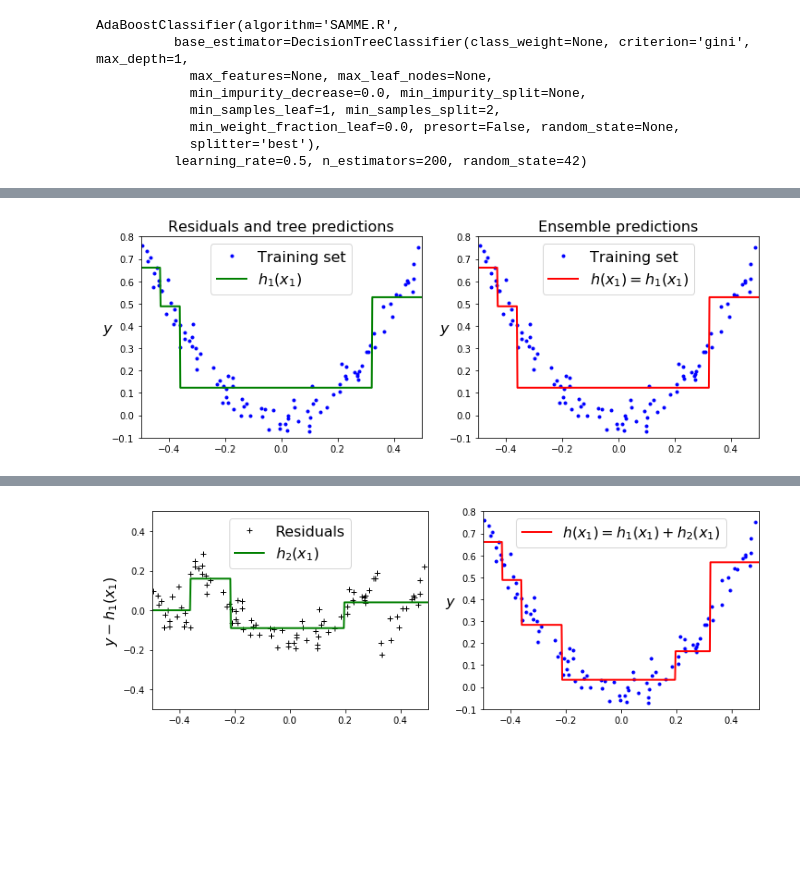
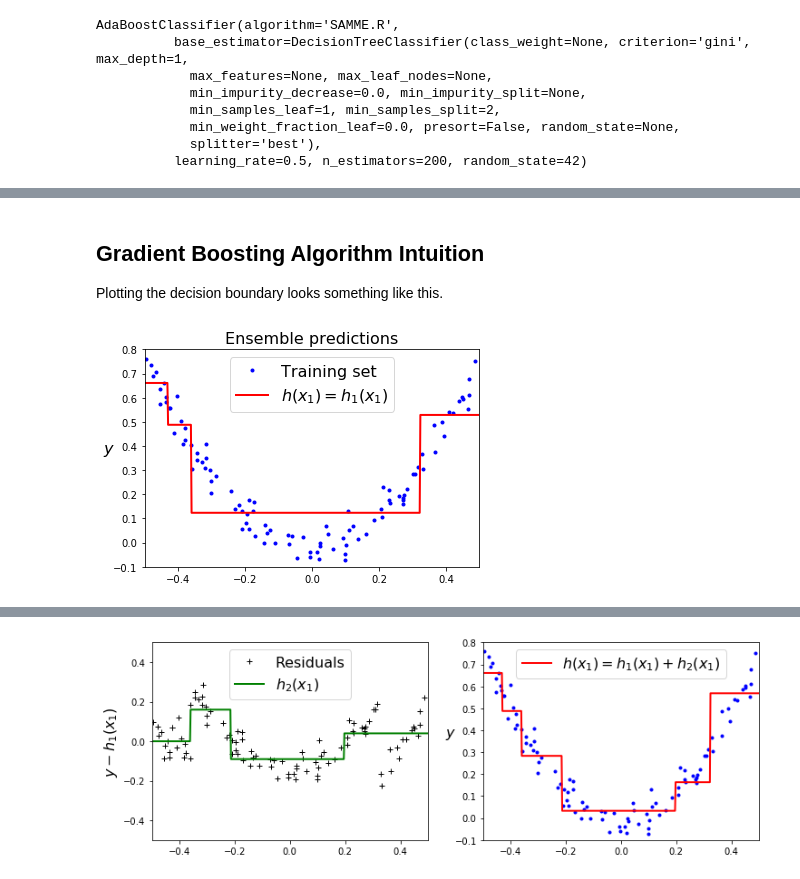
Before and after one commit to commit-live-students/gradient_boosting_xgboost_in_class, a Jupyter notebook: notebooks/gradient_boosting_xgboost_slides.ipynb, the cells around one changed output, grey strips where cells are left out. Cells and saved outputs as stored; diff of their text form; code cells hidden in the pictures; blank space fills up the shorter version.

```diff
--- a/notebooks/gradient_boosting_xgboost_slides.ipynb
+++ b/notebooks/gradient_boosting_xgboost_slides.ipynb
@@ -231,19 +272,16 @@ from sklearn.tree import DecisionTreeRegressor
 tree_reg1 = DecisionTreeRegressor(max_depth=2, random_state=42)
 tree_reg1.fit(X, y)
 y2 = y - tree_reg1.predict(X)
+# %% [markdown]
+## Gradient Boosting Algorithm Intuition
+
+Plotting the decision boundary looks something like this.
 # %%
-plt.figure(figsize=(12,4))
-
-plt.subplot(121)
-plot_predictions([tree_reg1], X, y, axes=[-0.5, 0.5, -0.1, 0.8], label="$h_1(x_1)$", style="g-", data_label="Training set")
-plt.ylabel("$y$", fontsize=16, rotation=0)
-plt.title("Residuals and tree predictions", fontsize=16)
-
-plt.subplot(122)
+plt.figure(figsize=(6,4))
 plot_predictions([tree_reg1], X, y, axes=[-0.5, 0.5, -0.1, 0.8], label="$h(x_1) = h_1(x_1)$", data_label="Training set")
 plt.ylabel("$y$", fontsize=16, rotation=0)
 plt.title("Ensemble predictions", fontsize=16)
 
 plt.show()
 # %% [output]
-[figure, old version]
+[figure, new version]
```
Also changed, not shown: parts of 45 cells of this notebook.
